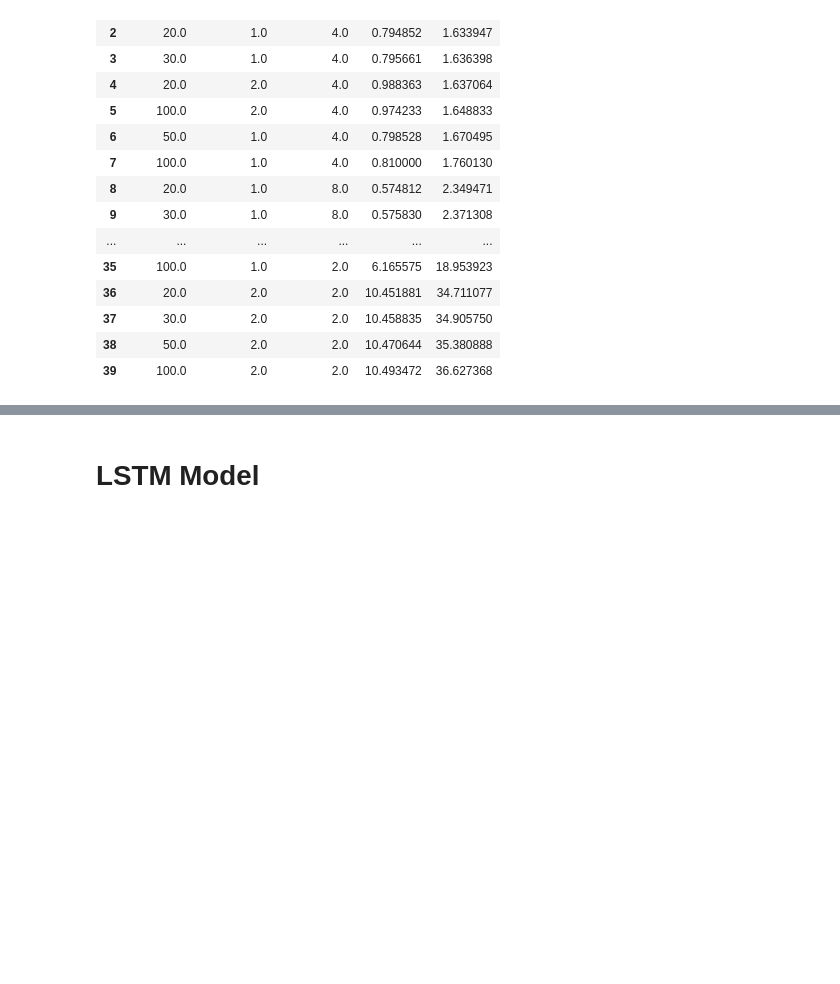
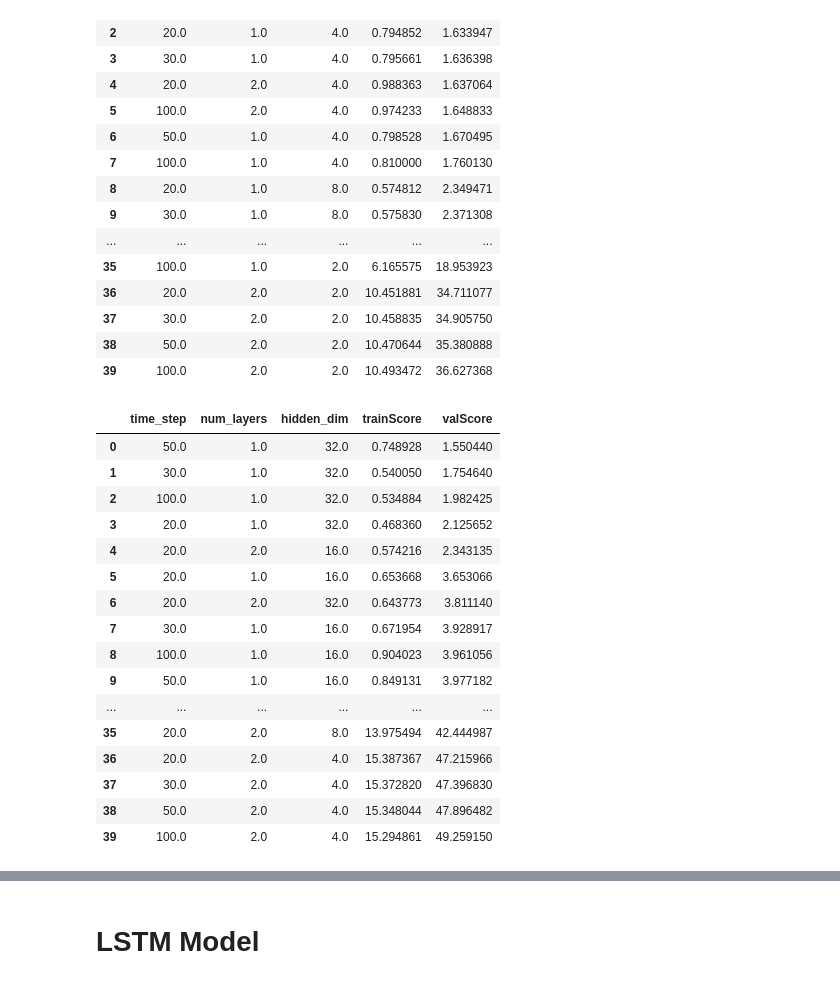
Before and after one commit to Satpat/Sequential-networks-for-Stonks, a Jupyter notebook: final_code_git.ipynb, the cells around one changed output, grey strips where cells are left out. Saved outputs shown, nothing was run; the diff lists cells and outputs as text; code cells hidden in the pictures; blank space fills up the shorter version.

```diff
--- a/final_code_git.ipynb
+++ b/final_code_git.ipynb
@@ -506,23 +635,33 @@ num_layers = [1, 2]
 sliding_windows = [20, 30, 50, 100]
 hidden_dims = [2, 4, 8, 16, 32]
 
-final_results = []
+tanh_results = []
+relu_results = []
 for time_step in sliding_windows:
     for hidden_dim in hidden_dims:
         for layers in num_layers:
 
             print("====================================================")
             print("Time Step =", time_step, "| Hidden States =", hidden_dim, "| Num Layers =", layers)
+            print("====================================================")
+            print()
 
-            #declaring the model
+            #declaring the tanh RNN model
             torch.manual_seed(42)
-            rnn_exp = RNN_base(input_dim = input_dim, hidden_dim = hidden_dim, output_dim = output_dim, layer_dim = layers)
-            rnn_exp = to_device(rnn_exp, device)
+            tanh_rnn = RNN_base(input_dim = input_dim, hidden_dim = hidden_dim, output_dim = output_dim, layer_dim = layers)
+            tanh_rnn = to_device(tanh_rnn, device)
             #training and evaluating model
-            rnn_results = evaluate_model_experiments(rnn_exp, num_epochs, lr, loss_type, optimiser, time_step)
+            tanh_res = evaluate_model_experiments(tanh_rnn, num_epochs, lr, loss_type, optimiser, time_step)
+            tanh_results += [tanh_res.iloc[0]]
             print()
-            #save the best epoch which returns the highest validation accuracy
-            final_results += [rnn_results.iloc[0]]
+
+            #declaring the tanh RNN model
+            relu_rnn_exp = RNN_relu(input_dim = input_dim, hidden_dim = hidden_dim, output_dim = output_dim, layer_dim = layers)
+            relu_rnn_exp = to_device(relu_rnn_exp, device)
+            #training and evaluating model
+            relu_res = evaluate_model_experiments(relu_rnn_exp, num_epochs, lr, loss_type, optimiser, time_step)
+            relu_results += [relu_res.iloc[0]]
+            print()
 # %% [output]
 ====================================================
 Time Step = 20 | Hidden States = 2 | Num Layers = 1
@@ -564,3 +704,24 @@ final_results
 | 37 | 30.0 | 2.0 | 2.0 | 10.458835 | 34.905750 |
 | 38 | 50.0 | 2.0 | 2.0 | 10.470644 | 35.380888 |
 | 39 | 100.0 | 2.0 | 2.0 | 10.493472 | 36.627368 |
+# %%
+relu_results = relu_results.sort_values('valScore', ascending=True, ignore_index = True)
+relu_results
+# %% [output]
+|  | time_step | num_layers | hidden_dim | trainScore | valScore |
+| 0 | 50.0 | 1.0 | 32.0 | 0.748928 | 1.550440 |
+| 1 | 30.0 | 1.0 | 32.0 | 0.540050 | 1.754640 |
+| 2 | 100.0 | 1.0 | 32.0 | 0.534884 | 1.982425 |
+| 3 | 20.0 | 1.0 | 32.0 | 0.468360 | 2.125652 |
+| 4 | 20.0 | 2.0 | 16.0 | 0.574216 | 2.343135 |
+| 5 | 20.0 | 1.0 | 16.0 | 0.653668 | 3.653066 |
+| 6 | 20.0 | 2.0 | 32.0 | 0.643773 | 3.811140 |
+| 7 | 30.0 | 1.0 | 16.0 | 0.671954 | 3.928917 |
+| 8 | 100.0 | 1.0 | 16.0 | 0.904023 | 3.961056 |
+| 9 | 50.0 | 1.0 | 16.0 | 0.849131 | 3.977182 |
+| ... | ... | ... | ... | ... | ... |
+| 35 | 20.0 | 2.0 | 8.0 | 13.975494 | 42.444987 |
+| 36 | 20.0 | 2.0 | 4.0 | 15.387367 | 47.215966 |
+| 37 | 30.0 | 2.0 | 4.0 | 15.372820 | 47.396830 |
+| 38 | 50.0 | 2.0 | 4.0 | 15.348044 | 47.896482 |
+| 39 | 100.0 | 2.0 | 4.0 | 15.294861 | 49.259150 |
```
Also changed, not shown: parts of 22 cells of this notebook.
